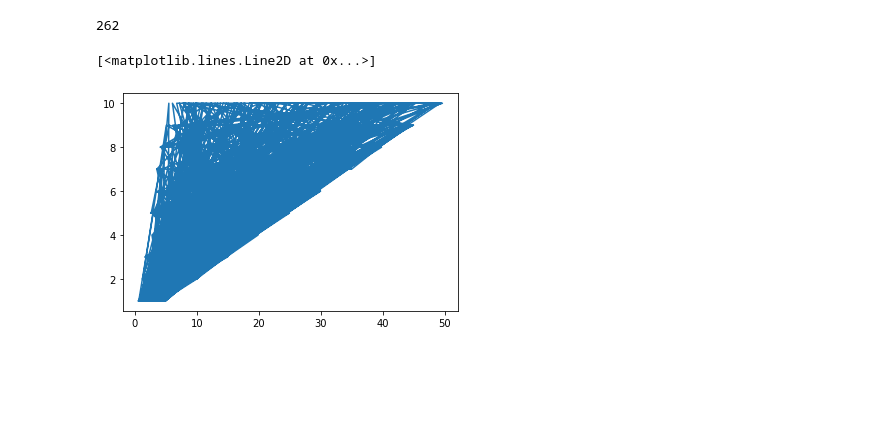
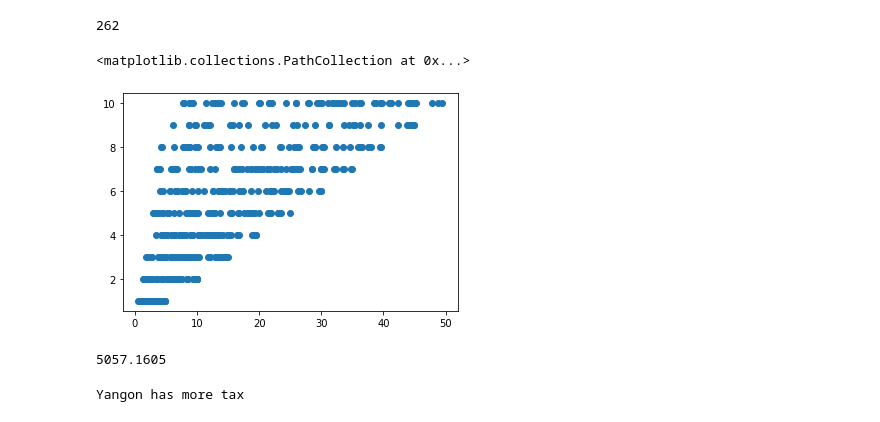
Before and after one commit to AntonySharon/Python-with-Pandas, a Jupyter notebook: python_pandas_revision_(06_02_2023).ipynb, the cells around one changed output. Saved outputs shown, nothing was run; the diff lists cells and outputs as text; code cells hidden in the pictures; blank space fills up the shorter version.

```diff
--- a/python_pandas_revision_(06_02_2023).ipynb
+++ b/python_pandas_revision_(06_02_2023).ipynb
@@ -163,7 +163,22 @@ df.Gender.loc[(df['Productline']=='Fashion accessories') & (df['Gender']=="Femal
 262
 # %%
 from matplotlib.pyplot import *
-plot(df["Tax"],df["Quantity"])
+a=df.Tax.loc[df["Gender"]=="Male"]
+b=df.Quantity.loc[df["Gender"]=="Male"]
+scatter(a,b)
 # %% [output]
-[<matplotlib.lines.Line2D at 0x...>]
+<matplotlib.collections.PathCollection at 0x...>
-[figure, old version]
+[figure, new version]
+# %%
+df.Tax.loc[(df["City"]=="Yangon")].sum()
+# %% [output]
+5057.1605
+# %%
+x=df.Tax.loc[(df["City"]=="Yangon")].sum()
+y=df.Tax.loc[(df["City"]=="Mandalay")].sum()
+if x>y:
+  print("Yangon has more tax")
+elif x<y:
+  print("Mandalay has more tax")
+# %% [output]
+Yangon has more tax
```
Also changed, not shown: parts of 1 cell of this notebook.
